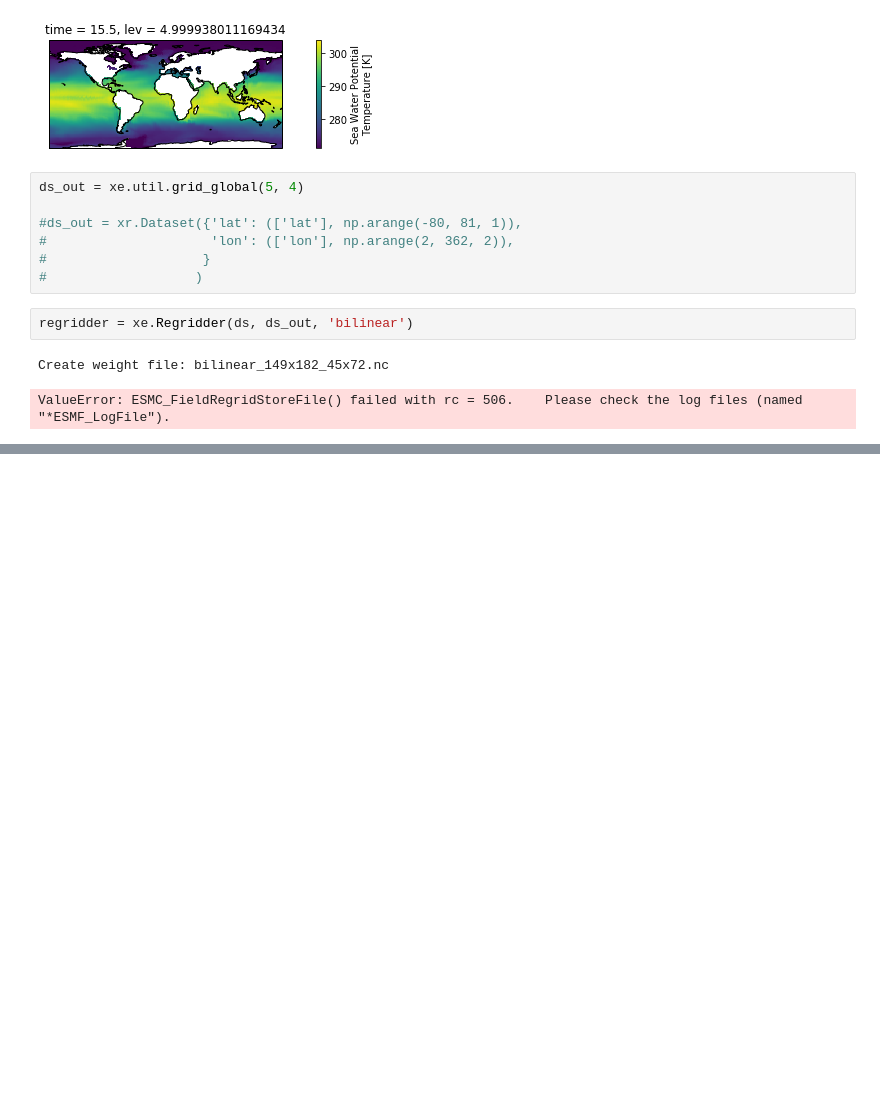
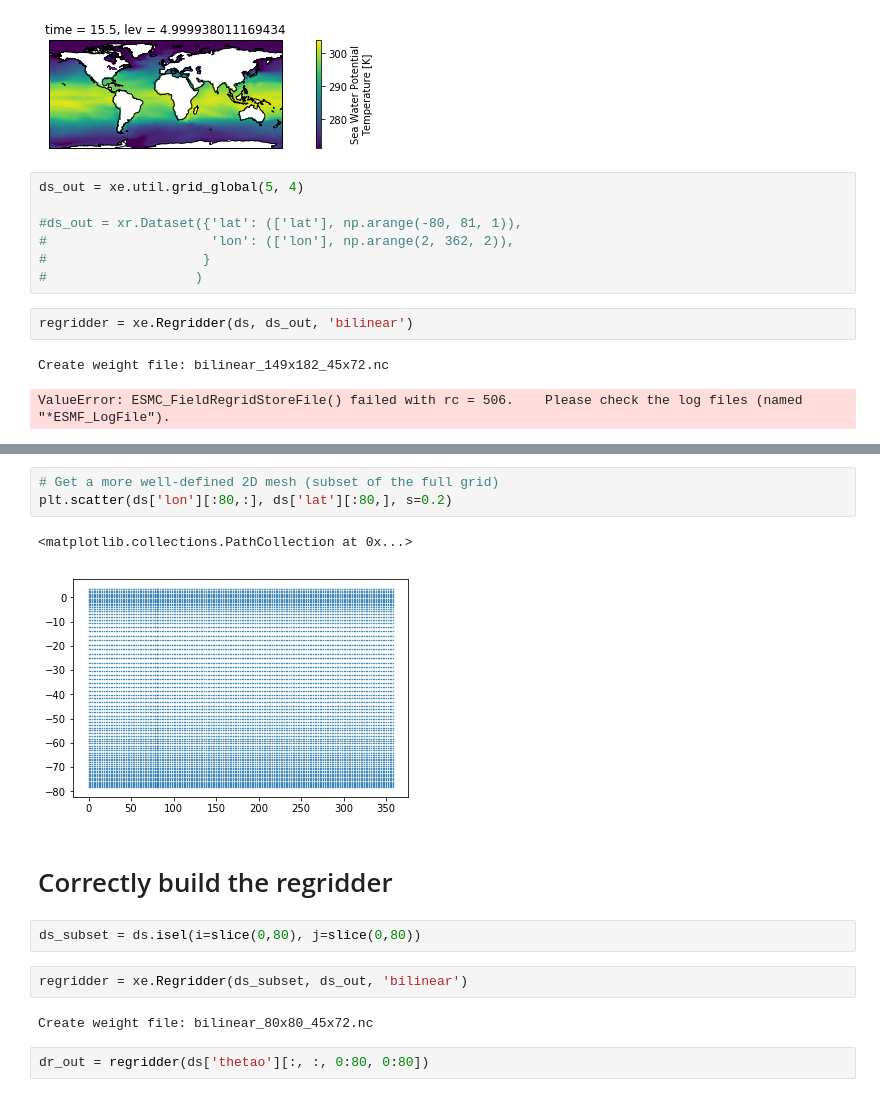
Before and after one commit to DamienIrving/ocean-analysis, a Jupyter notebook: development/xESMF_test.ipynb, the cells around one changed output, grey strips where cells are left out. Saved outputs shown, nothing was run; the diff lists cells and outputs as text; blank space fills up the shorter version.

```diff
--- a/development/xESMF_test.ipynb
+++ b/development/xESMF_test.ipynb
@@ -50,0 +85,16 @@ ValueError: ESMC_FieldRegridStoreFile() failed with rc = 506.    Please check th
+# %%
+# Get a more well-defined 2D mesh (subset of the full grid)
+plt.scatter(ds['lon'][:80,:], ds['lat'][:80,], s=0.2)
+# %% [output]
+<matplotlib.collections.PathCollection at 0x...>
+[figure, added]
+# %% [markdown]
+# Correctly build the regridder
+# %%
+ds_subset = ds.isel(i=slice(0,80), j=slice(0,80))
+# %%
+regridder = xe.Regridder(ds_subset, ds_out, 'bilinear')
+# %% [output]
+Create weight file: bilinear_80x80_45x72.nc
+# %%
+dr_out = regridder(ds['thetao'][:, :, 0:80, 0:80])
```
Also changed, not shown: parts of 17 cells of this notebook.
